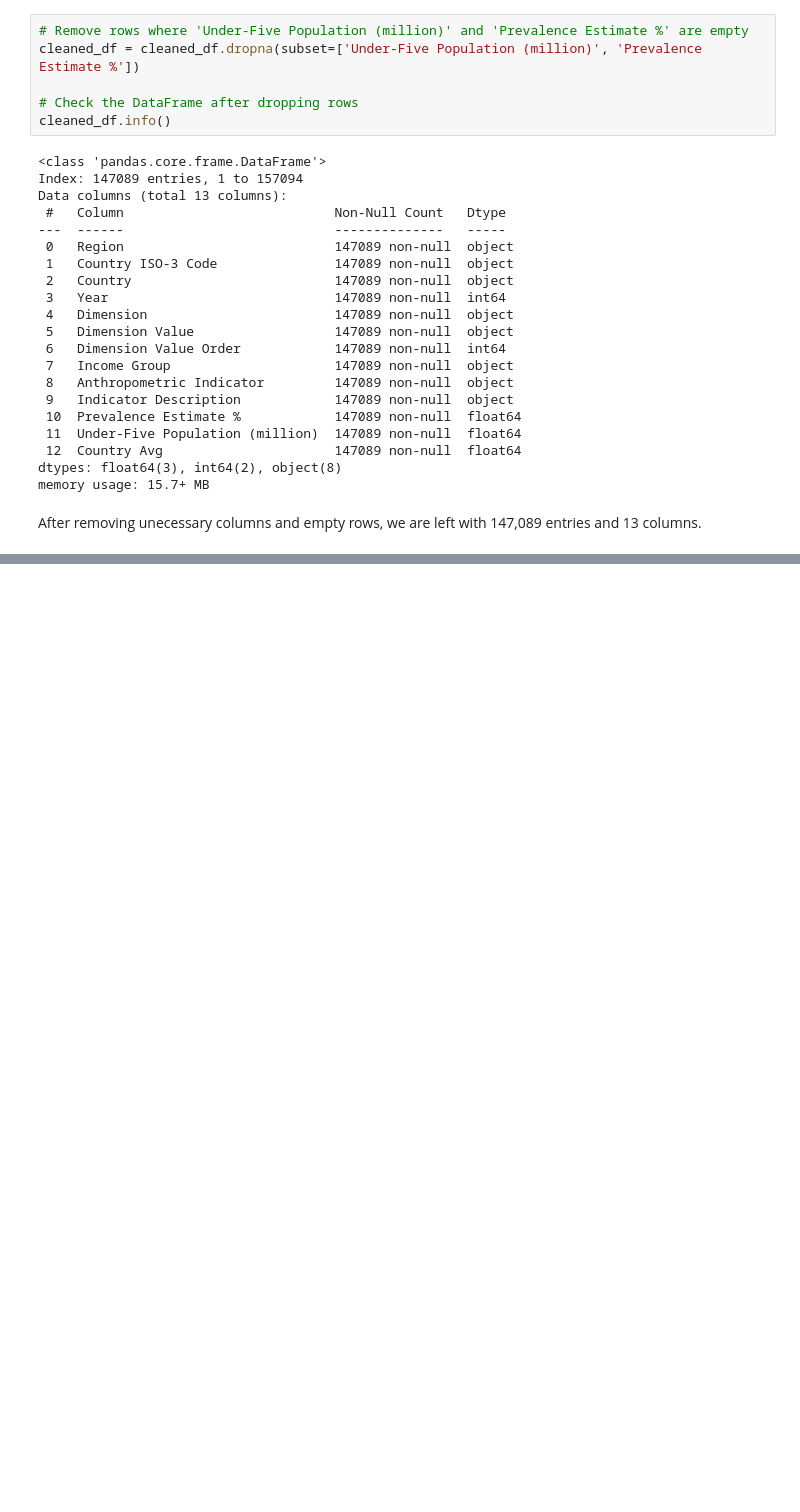
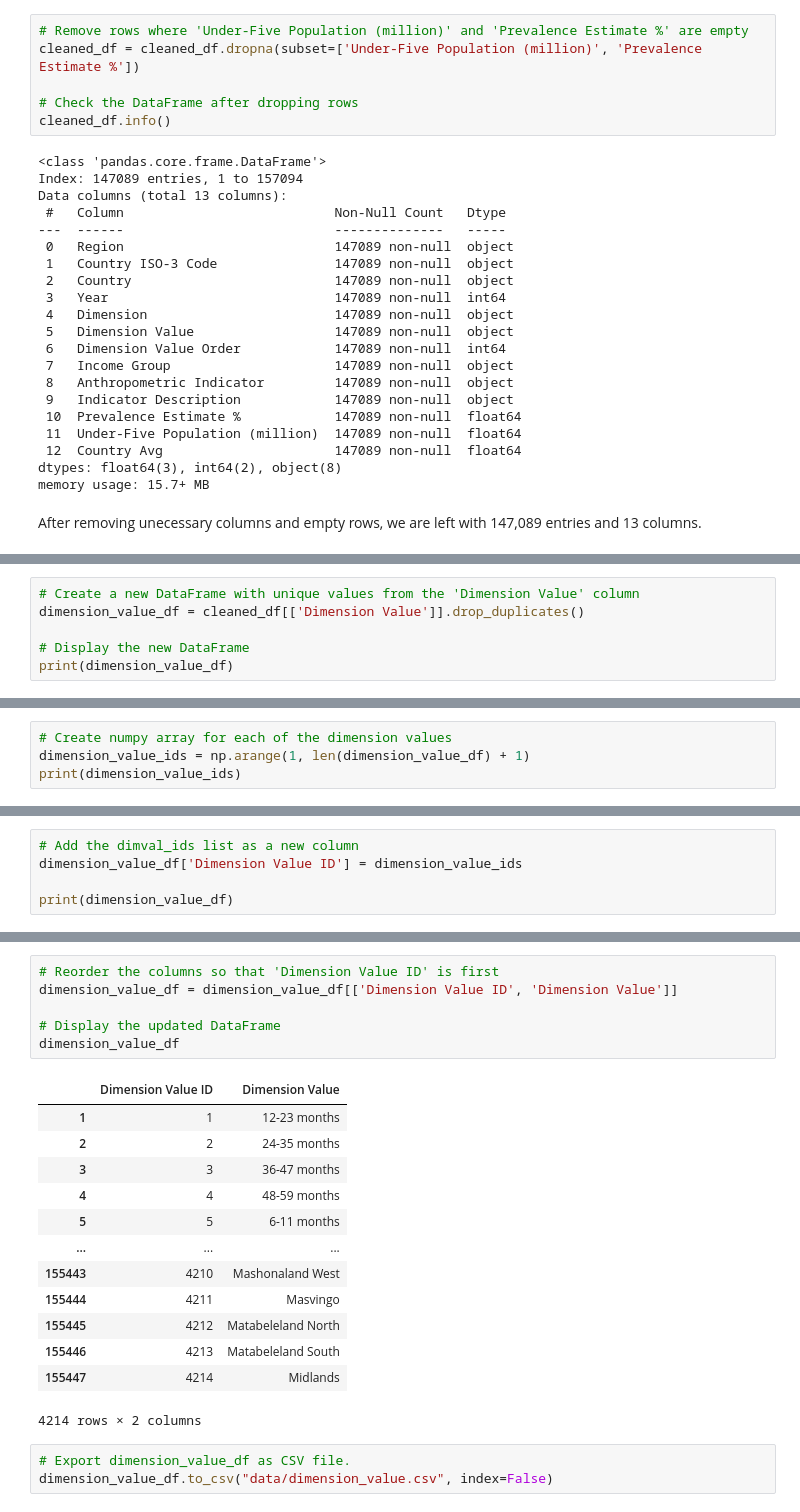
Before and after one commit to blmccourt/proj3-group8, a Jupyter notebook: child_malnutrition_analysis.ipynb, the cells around one changed output, grey strips where cells are left out. Saved outputs shown, nothing was run; the diff lists cells and outputs as text; blank space fills up the shorter version.

```diff
--- a/child_malnutrition_analysis.ipynb
+++ b/child_malnutrition_analysis.ipynb
@@ -297,0 +532,6 @@ After removing unecessary columns and empty rows, we are left with 147,089 entri
+# %%
+# Create a new DataFrame with unique values from the 'Dimension Value' column
+dimension_value_df = cleaned_df[['Dimension Value']].drop_duplicates()
+
+# Display the new DataFrame
+print(dimension_value_df)
@@ -297,0 +553,4 @@ After removing unecessary columns and empty rows, we are left with 147,089 entri
+# %%
+# Create numpy array for each of the dimension values
+dimension_value_ids = np.arange(1, len(dimension_value_df) + 1)
+print(dimension_value_ids)
@@ -297,0 +566,5 @@ After removing unecessary columns and empty rows, we are left with 147,089 entri
+# %%
+# Add the dimval_ids list as a new column
+dimension_value_df['Dimension Value ID'] = dimension_value_ids
+
+print(dimension_value_df)
@@ -297,0 +586,23 @@ After removing unecessary columns and empty rows, we are left with 147,089 entri
+# %%
+# Reorder the columns so that 'Dimension Value ID' is first
+dimension_value_df = dimension_value_df[['Dimension Value ID', 'Dimension Value']]
+
+# Display the updated DataFrame
+dimension_value_df
+# %% [output]
+|  | Dimension Value ID | Dimension Value |
+| 1 | 1 | 12-23 months |
+| 2 | 2 | 24-35 months |
+| 3 | 3 | 36-47 months |
+| 4 | 4 | 48-59 months |
+| 5 | 5 | 6-11 months |
+| ... | ... | ... |
+| 155443 | 4210 | Mashonaland West |
+| 155444 | 4211 | Masvingo |
+| 155445 | 4212 | Matabeleland North |
+| 155446 | 4213 | Matabeleland South |
+| 155447 | 4214 | Midlands |
+4214 rows × 2 columns
+# %%
+# Export dimension_value_df as CSV file.
+dimension_value_df.to_csv("data/dimension_value.csv", index=False)
```
Also changed, not shown: parts of 35 cells of this notebook, 5 other files.
